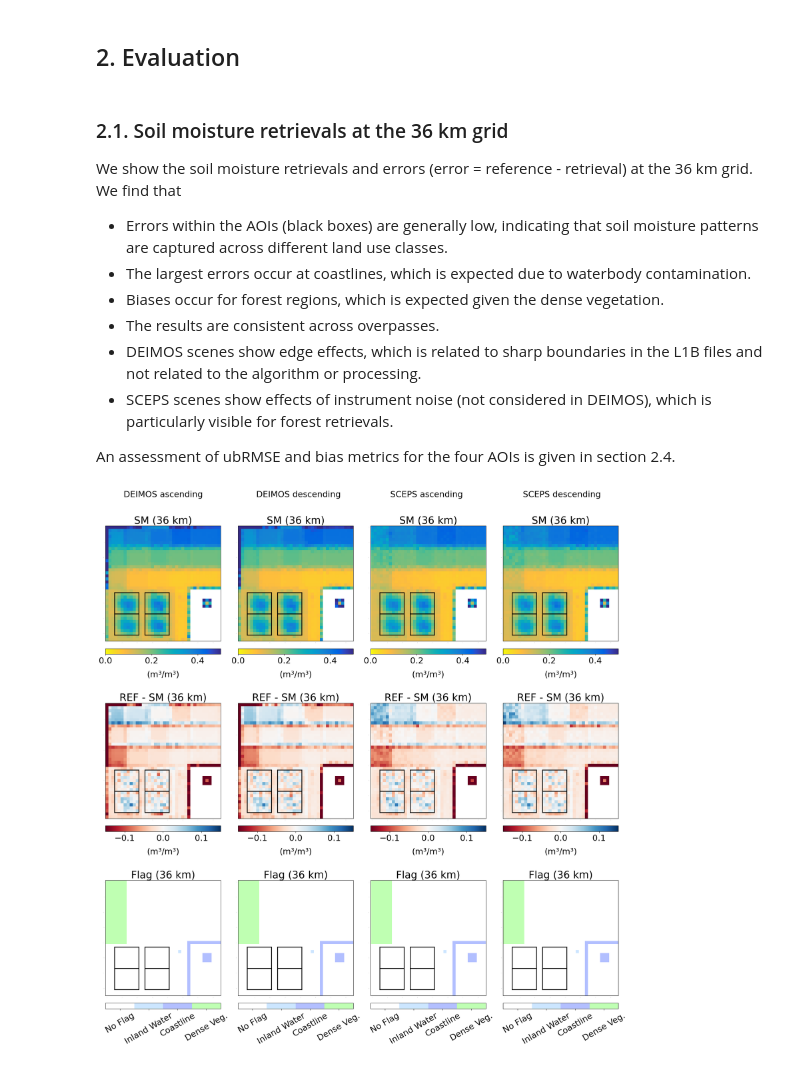
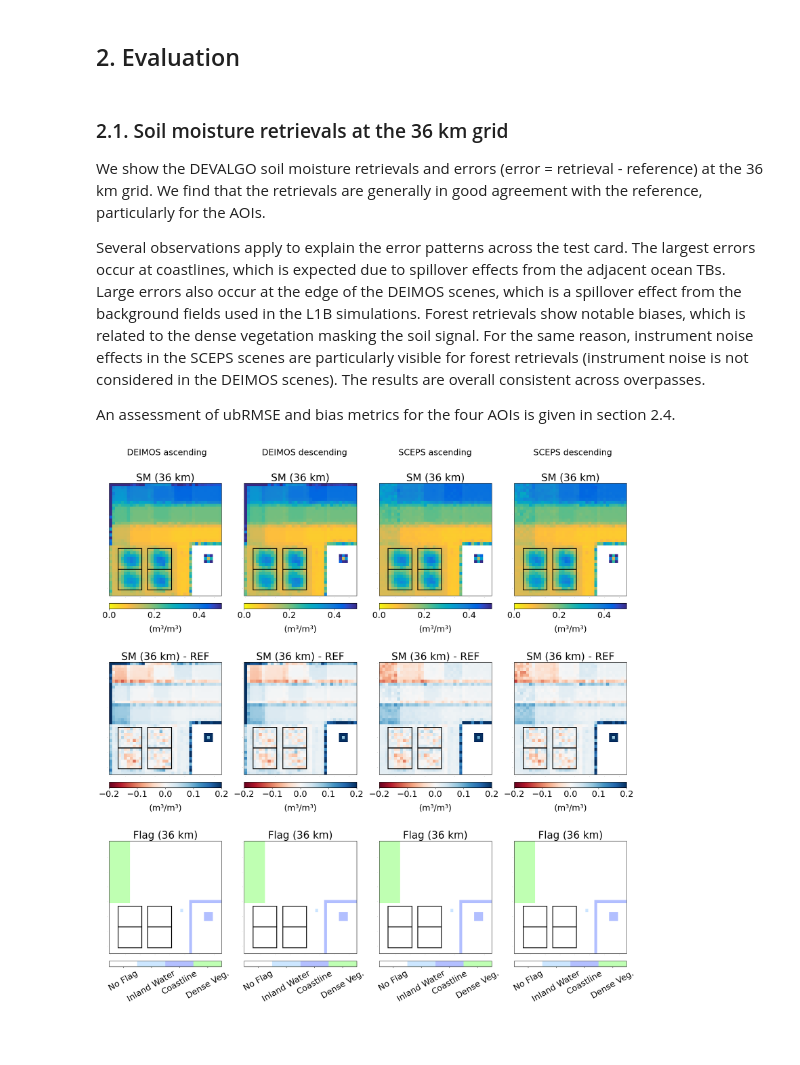
Before and after one commit to CIMR-Algos/SoilMoisture_ATBD_v2, a Jupyter notebook: algorithm/CIMR_L2_Soil_Moisture_performance_assessment.ipynb, the cells around one changed output. Drawn from its saved outputs; the diff is of its cells as text; code cells hidden in the pictures; blank space fills up the shorter version.

```diff
--- a/algorithm/CIMR_L2_Soil_Moisture_performance_assessment.ipynb
+++ b/algorithm/CIMR_L2_Soil_Moisture_performance_assessment.ipynb
@@ -80,13 +80,9 @@ tc_09['Soil Moisture'][tc_09['wf'] > 0.5] = np.nan
 # %% [markdown]
 ### 2.1. Soil moisture retrievals at the 36 km grid
 
-We show the soil moisture retrievals and errors (error = reference - retrieval) at the 36 km grid. We find that
-- Errors within the AOIs (black boxes) are generally low, indicating that soil moisture patterns are captured across different land use classes.
-- The largest errors occur at coastlines, which is expected due to waterbody contamination.
-- Biases occur for forest regions, which is expected given the dense vegetation.
-- The results are consistent across overpasses.
-- DEIMOS scenes show edge effects, which is related to sharp boundaries in the L1B files and not related to the algorithm or processing.
-- SCEPS scenes show effects of instrument noise (not considered in DEIMOS), which is particularly visible for forest retrievals.
+We show the DEVALGO soil moisture retrievals and errors (error = retrieval - reference) at the 36 km grid. We find that the retrievals are generally in good agreement with the reference, particularly for the AOIs.
+
+Several observations apply to explain the error patterns across the test card. The largest errors occur at coastlines, which is expected due to spillover effects from the adjacent ocean TBs. Large errors also occur at the edge of the DEIMOS scenes, which is a spillover effect from the background fields used in the L1B simulations. Forest retrievals show notable biases, which is related to the dense vegetation masking the soil signal. For the same reason, instrument noise effects in the SCEPS scenes are particularly visible for forest retrievals (instrument noise is not considered in the DEIMOS scenes). The results are overall consistent across overpasses.
 
 An assessment of ubRMSE and bias metrics for the four AOIs is given in section 2.4.
 # %%
@@ -98,15 +94,13 @@ leg_flag = ['No Flag', 'Water Fract', 'Coastline', 'Vegetation']
 filenames = ['DEIMOS ascending', 'DEIMOS descending', 'SCEPS ascending', 'SCEPS descending']
 
 # 36 km
-xdist = -0.5
-ydist = -0.85
 reference = tc_36['Soil Moisture']
 deimos_asc = l2_36_deimos_asc
 deimos_des = l2_36_deimos_des
 sceps_asc = l2_36_sceps_asc
 sceps_des = l2_36_sceps_des
 plot_range = [0.0, 0.5]
-plot_range_diff = [-0.15, 0.15]
+plot_range_diff = [-0.2, 0.2]
 plt_range_flags = [0, 4]
 grid = 36
 
@@ -116,39 +110,39 @@ gs = gridspec.GridSpec(4, 4, width_ratios=[1, 1, 1, 1], height_ratios=[1, 1, 1,
 fig = plt.figure(figsize=(6*4, 8*4))
 # SM
 ax = fig.add_subplot(gs[0, 0])
 sm_eval.plot_sm(deimos_asc['soil_moisture'].data[0, :, :], 'SM (36 km)', grid, plot_range, None)
 plt.text(5.5, -10, filenames[0])
 ax = fig.add_subplot(gs[0, 1])
 sm_eval.plot_sm(deimos_des['soil_moisture'].data[0, :, :], 'SM (36 km)', grid, plot_range, None)
 plt.text(5.5, -10, filenames[1])
 ax = fig.add_subplot(gs[0, 2])
 sm_eval.plot_sm(sceps_asc['soil_moisture'].data[0, :, :], 'SM (36 km)', grid, plot_range, None)
 plt.text(6, -10, filenames[2])
 ax = fig.add_subplot(gs[0, 3])
 sm_eval.plot_sm(sceps_des['soil_moisture'].data[0, :, :], 'SM (36 km)', grid, plot_range, None)
 plt.text(6, -10, filenames[3])
 # DELTA
 ax = fig.add_subplot(gs[1, 0])
-sm_eval.plot_sm_diff(reference, deimos_asc['soil_moisture'].data[0, :, :], 'REF - SM (36 km)', grid, plot_range_diff, 'RdBu')
+sm_eval.plot_sm_diff(reference, deimos_asc['soil_moisture'].data[0, :, :], 'SM (36 km) - REF', grid, plot_range_diff, 'RdBu')
 ax = fig.add_subplot(gs[1, 1])
-sm_eval.plot_sm_diff(reference, deimos_des['soil_moisture'].data[0, :, :], 'REF - SM (36 km)', grid, plot_range_diff, 'RdBu')
+sm_eval.plot_sm_diff(reference, deimos_des['soil_moisture'].data[0, :, :], 'SM (36 km) - REF', grid, plot_range_diff, 'RdBu')
 ax = fig.add_subplot(gs[1, 2])
-sm_eval.plot_sm_diff(reference, sceps_asc['soil_moisture'].data[0, :, :], 'REF - SM (36 km)', grid, plot_range_diff, 'RdBu')
+sm_eval.plot_sm_diff(reference, sceps_asc['soil_moisture'].data[0, :, :], 'SM (36 km) - REF', grid, plot_range_diff, 'RdBu')
 ax = fig.add_subplot(gs[1, 3])
-sm_eval.plot_sm_diff(reference, sceps_des['soil_moisture'].data[0, :, :], 'REF - SM (36 km)', grid, plot_range_diff, 'RdBu')
+sm_eval.plot_sm_diff(reference, sceps_des['soil_moisture'].data[0, :, :], 'SM (36 km) - REF', grid, plot_range_diff, 'RdBu')
 # Flags
 ax = fig.add_subplot(gs[2, 0])
 sm_eval.plot_flag(deimos_asc['retrieval_scene_flag'].data[0, :, :], deimos_asc['retrieval_status_flag'].data[0, :, :], 'Flag (36 km)', grid)
 ax = fig.add_subplot(gs[2, 1])
 sm_eval.plot_flag(deimos_des['retrieval_scene_flag'].data[0, :, :], deimos_des['retrieval_status_flag'].data[0, :, :], 'Flag (36 km)', grid)
 ax = fig.add_subplot(gs[2, 2])
 sm_eval.plot_flag(sceps_asc['retrieval_scene_flag'].data[0, :, :], sceps_asc['retrieval_status_flag'].data[0, :, :], 'Flag (36 km)', grid)
 ax = fig.add_subplot(gs[2, 3])
 sm_eval.plot_flag(sceps_des['retrieval_scene_flag'].data[0, :, :], sceps_des['retrieval_status_flag'].data[0, :, :], 'Flag (36 km)', grid)
 # adjust
-plt.subplots_adjust(wspace=0.15, hspace=0.2)
+plt.subplots_adjust(wspace=0.2, hspace=0.2)
 # %% [output]
-[figure, old version]
+[figure, new version]
 # %% [markdown]
 ### 2.2. Soil moisture retrievals at the 9 km grid
 
```
Also changed, not shown: parts of 8 cells of this notebook, 8 other files.
